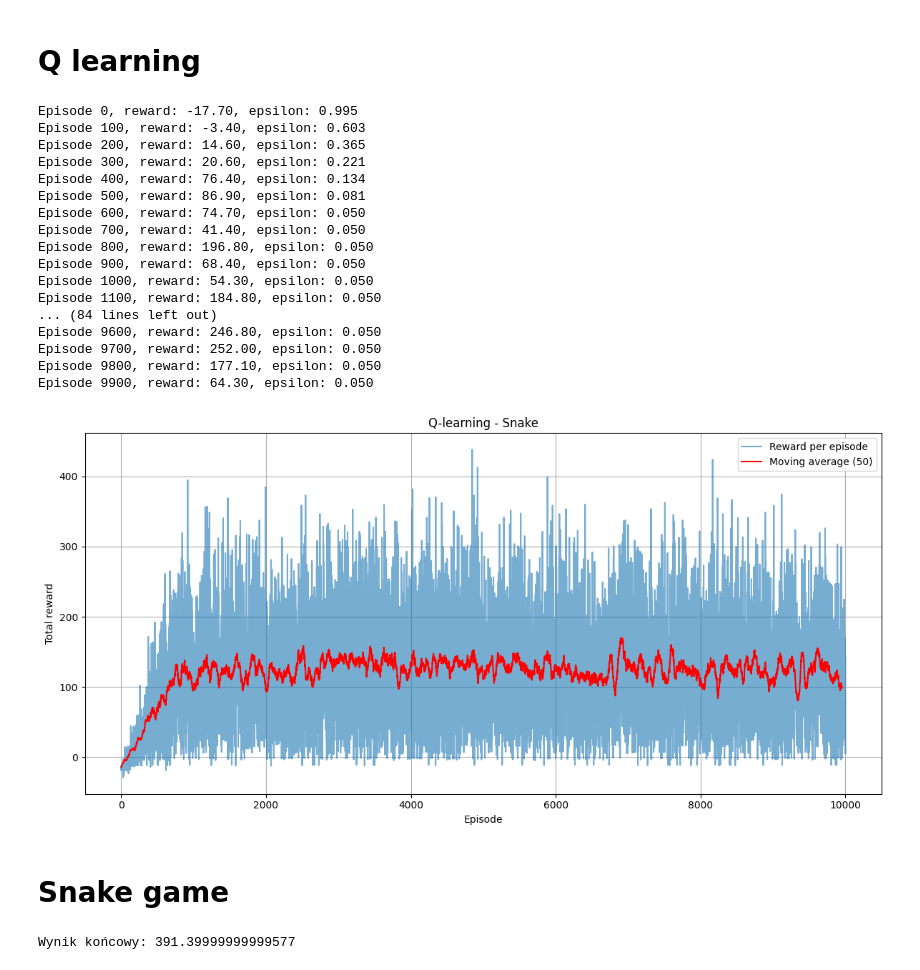
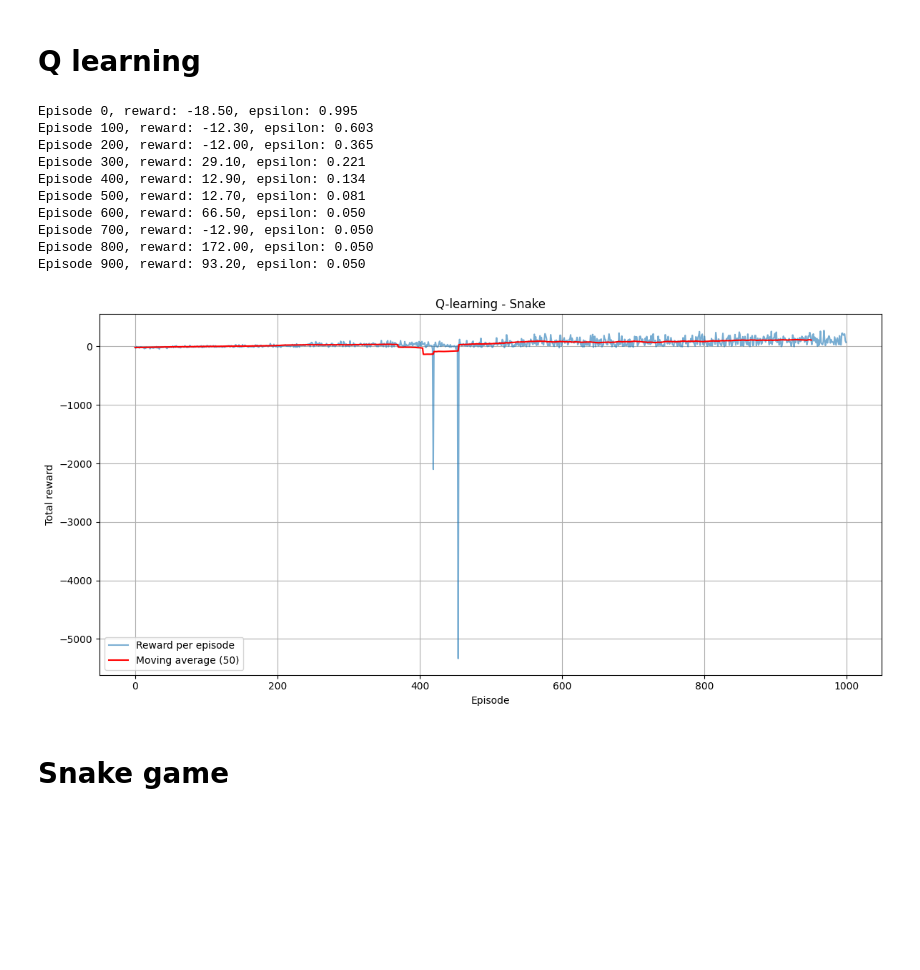
Before and after one commit to majoliwier/gymansium_q_table, a Jupyter notebook: snake.ipynb, the cells around one changed output. Drawn from its saved outputs; the diff is of its cells as text; code cells hidden in the pictures; blank space fills up the shorter version.

```diff
--- a/snake.ipynb
+++ b/snake.ipynb
@@ -100,7 +133,7 @@ class SnakeEnv(gym.Env):
 # %% [markdown]
 # Q learning
 # %%
-env = SnakeEnv(grid_size=20)
+env = SnakeEnv(grid_size=30)
 
 ACTIONS = [0, 1, 2, 3]
 q_table = defaultdict(lambda: [0.0 for _ in ACTIONS])
@@ -110,7 +143,7 @@ gamma = 0.9
 epsilon = 1.0
 epsilon_decay = 0.995
 epsilon_min = 0.05
-episodes = 10000
+episodes = 1000
 
 all_rewards = []
 
@@ -177,51 +210,44 @@ for ep in range(episodes):
         next_max = max(q_table[next_state])
         new_value = old_value + alpha * (reward + gamma * next_max - old_value)
         q_table[state][action] = new_value
 
         total_reward += reward
 
     epsilon = max(epsilon_min, epsilon * epsilon_decay)
     all_rewards.append(total_reward)
 
     if ep % 100 == 0:
         print(f"Episode {ep}, reward: {total_reward:.2f}, epsilon: {epsilon:.3f}")
 
 with open("q_table_snake.pkl", "wb") as f:
     pickle.dump(all_rewards, f)
 
 plt.figure(figsize=(12, 6))
 plt.plot(all_rewards, label="Reward per episode", alpha=0.6)
 plt.plot(
     np.convolve(all_rewards, np.ones(50)/50, mode='valid'),
     label="Moving average (50)", color="red"
 )
 plt.title("Q-learning - Snake")
 plt.xlabel("Episode")
 plt.ylabel("Total reward")
 plt.grid(True)
 plt.legend()
 plt.tight_layout()
 plt.savefig("learning_curve_snake.png")
 plt.show()
 # %% [output]
-Episode 0, reward: -17.70, epsilon: 0.995
-Episode 100, reward: -3.40, epsilon: 0.603
-Episode 200, reward: 14.60, epsilon: 0.365
-Episode 300, reward: 20.60, epsilon: 0.221
-Episode 400, reward: 76.40, epsilon: 0.134
-Episode 500, reward: 86.90, epsilon: 0.081
-Episode 600, reward: 74.70, epsilon: 0.050
-Episode 700, reward: 41.40, epsilon: 0.050
-Episode 800, reward: 196.80, epsilon: 0.050
-Episode 900, reward: 68.40, epsilon: 0.050
-Episode 1000, reward: 54.30, epsilon: 0.050
-Episode 1100, reward: 184.80, epsilon: 0.050
-... (84 lines left out)
-Episode 9600, reward: 246.80, epsilon: 0.050
-Episode 9700, reward: 252.00, epsilon: 0.050
-Episode 9800, reward: 177.10, epsilon: 0.050
-Episode 9900, reward: 64.30, epsilon: 0.050
+Episode 0, reward: -18.50, epsilon: 0.995
+Episode 100, reward: -12.30, epsilon: 0.603
+Episode 200, reward: -12.00, epsilon: 0.365
+Episode 300, reward: 29.10, epsilon: 0.221
+Episode 400, reward: 12.90, epsilon: 0.134
+Episode 500, reward: 12.70, epsilon: 0.081
+Episode 600, reward: 66.50, epsilon: 0.050
+Episode 700, reward: -12.90, epsilon: 0.050
+Episode 800, reward: 172.00, epsilon: 0.050
+Episode 900, reward: 93.20, epsilon: 0.050
-[figure, old version]
+[figure, new version]
 # %% [markdown]
 # Snake game
 # %%
@@ -238,12 +264,10 @@ while not (terminated or truncated):
 
     frame = env.render()
     cv2.imshow("Snake", cv2.cvtColor(frame, cv2.COLOR_RGB2BGR))
-    if cv2.waitKey(10) & 0xFF == 27:
+    if cv2.waitKey(100) & 0xFF == 27:
         break
     if cv2.getWindowProperty('Snake', cv2.WND_PROP_VISIBLE) < 1:
         break
 
 cv2.destroyAllWindows()
 print("Wynik końcowy:", total_reward)
-# %% [output]
-Wynik końcowy: 391.39999999999577
```
Also changed, not shown: parts of 1 cell of this notebook, 2 other files.
